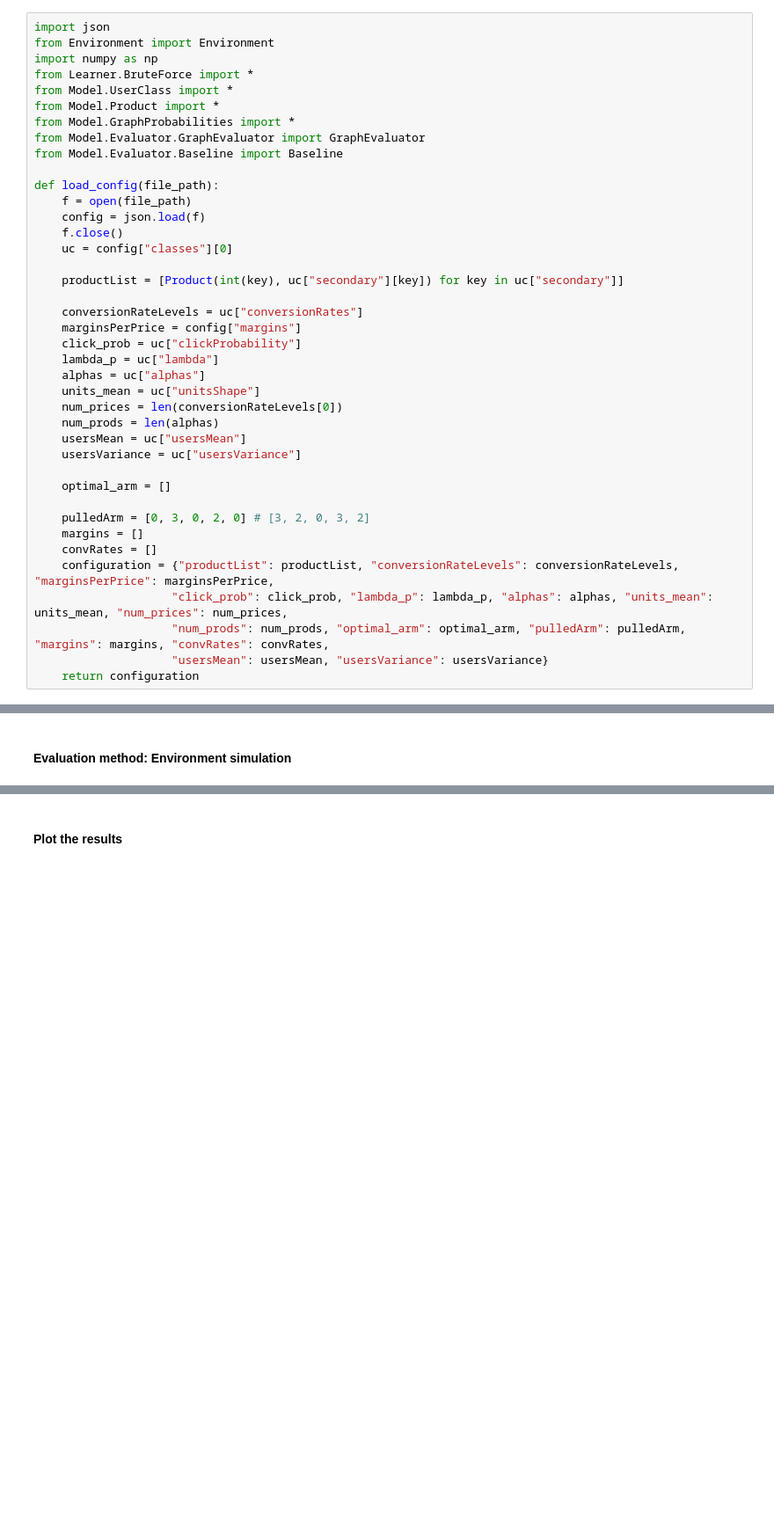
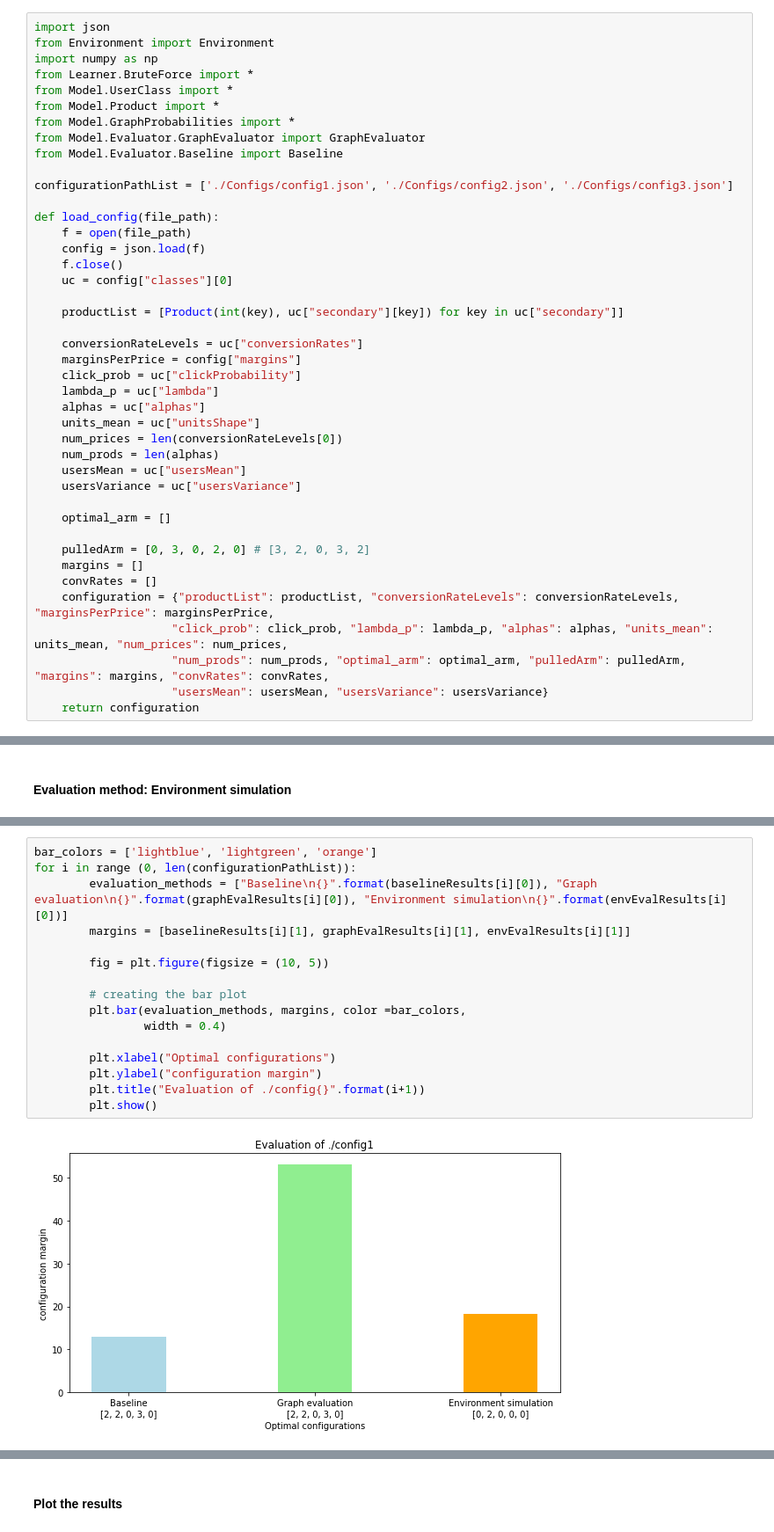
Before and after one commit to alemolteni/team4_projectOLA, a Jupyter notebook: Step2-GreedyLearner.ipynb, the cells around one changed output, grey strips where cells are left out. Shown at 88% size. Drawn from its saved outputs; the diff is of its cells as text; blank space fills up the shorter version.

Commit message:
Finished notebook analysis of greedy learner and evaluation

```diff
--- a/Step2-GreedyLearner.ipynb
+++ b/Step2-GreedyLearner.ipynb
@@ -110,6 +110,8 @@ from Model.Product import *
 from Model.GraphProbabilities import *
 from Model.Evaluator.GraphEvaluator import GraphEvaluator
 from Model.Evaluator.Baseline import Baseline
+
+configurationPathList = ['./Configs/config1.json', './Configs/config2.json', './Configs/config3.json']
 
 def load_config(file_path):
     f = open(file_path)
@@ -300,0 +352,18 @@ allMargins [4.562910666853068, 4.8294167016365925, 5.830158285474156, 5.04409707
+# %%
+bar_colors = ['lightblue', 'lightgreen', 'orange']
+for i in range (0, len(configurationPathList)):
+        evaluation_methods = ["Baseline\n{}".format(baselineResults[i][0]), "Graph evaluation\n{}".format(graphEvalResults[i][0]), "Environment simulation\n{}".format(envEvalResults[i][0])]
+        margins = [baselineResults[i][1], graphEvalResults[i][1], envEvalResults[i][1]]
+
+        fig = plt.figure(figsize = (10, 5))
+
+        # creating the bar plot
+        plt.bar(evaluation_methods, margins, color =bar_colors,
+                width = 0.4)
+
+        plt.xlabel("Optimal configurations")
+        plt.ylabel("configuration margin")
+        plt.title("Evaluation of ./config{}".format(i+1))
+        plt.show()
+# %% [output]
+[figure, added]
```
Also changed, not shown: parts of 15 cells of this notebook.
